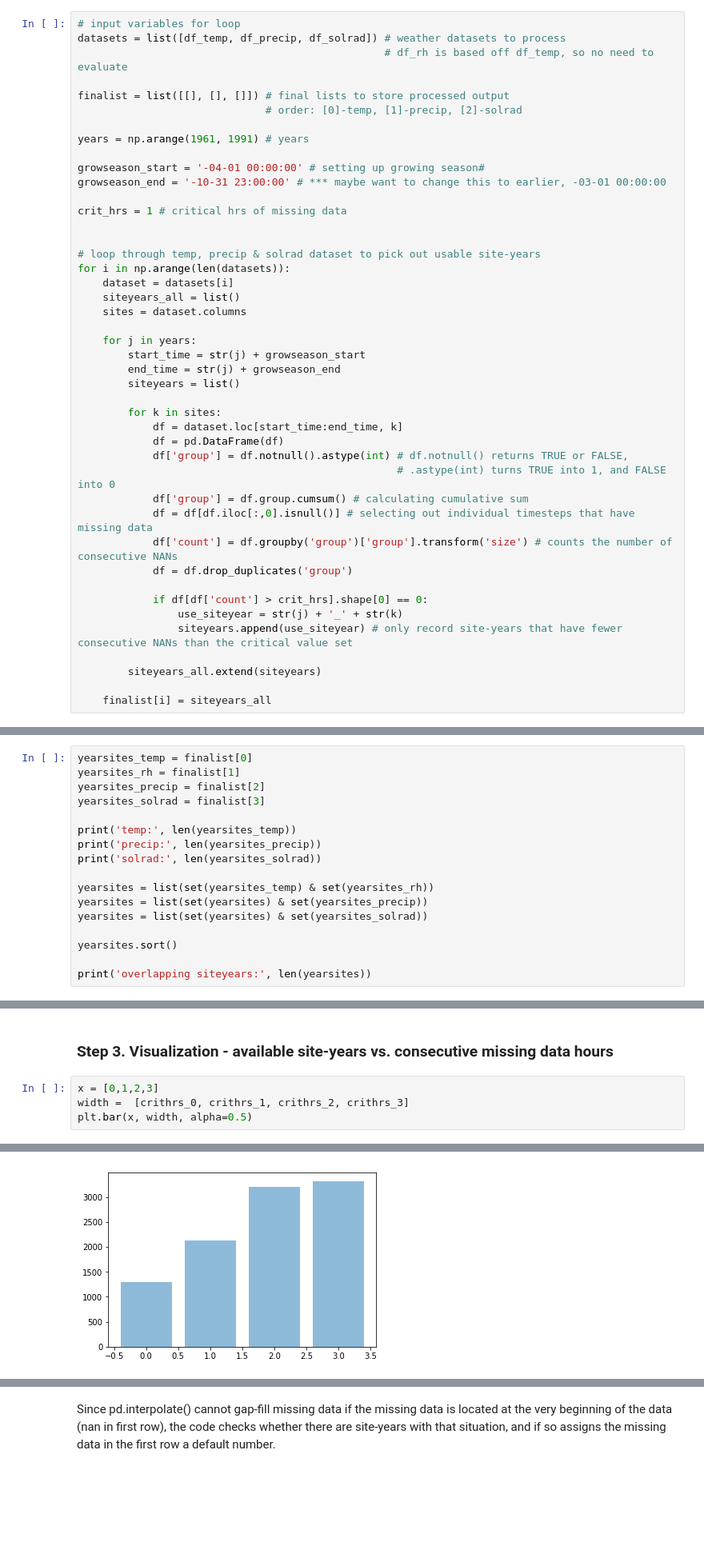
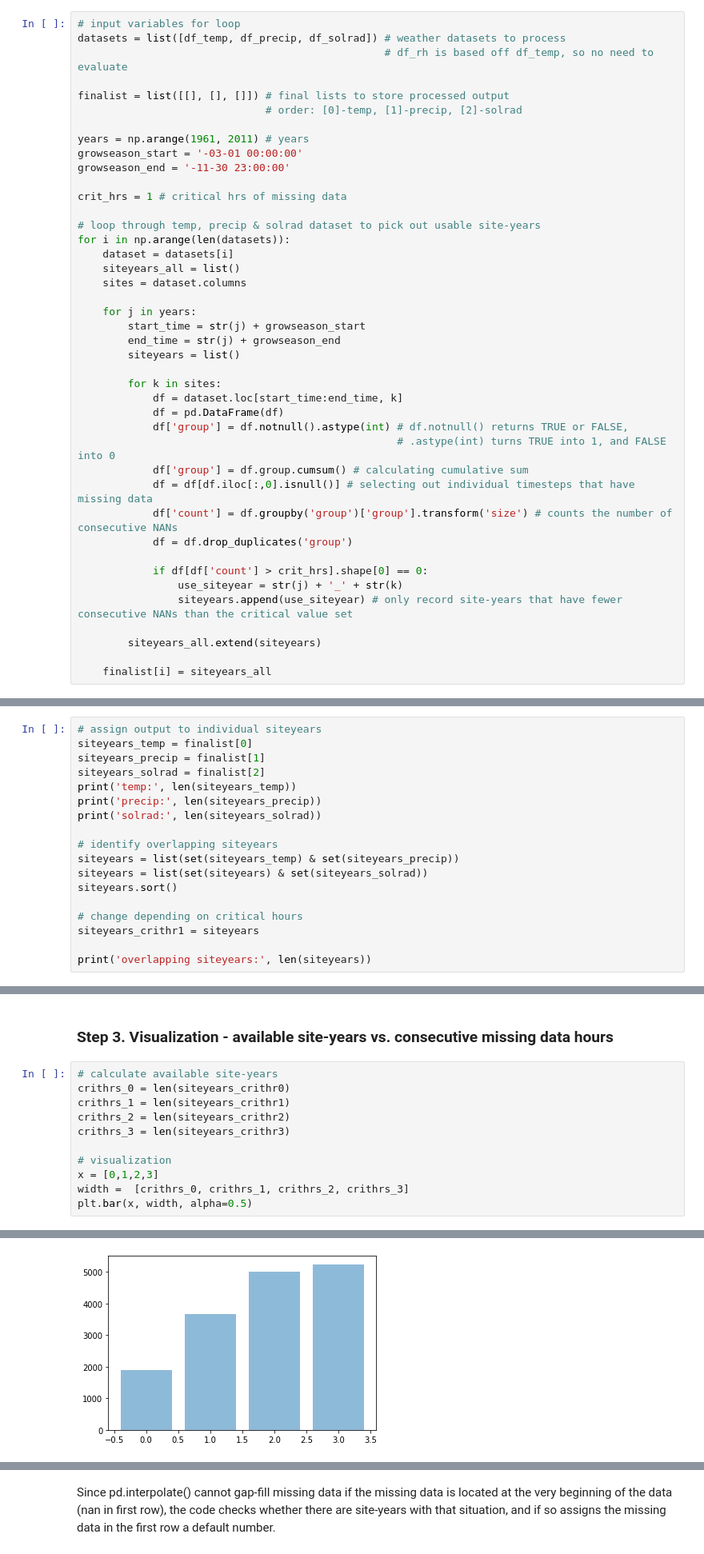
Before and after one commit to jennhsiao/upscale, a Jupyter notebook: notebooks/weafile_process.ipynb, the cells around one changed output, grey strips where cells are left out. Shown at 80% size. Drawn from its saved outputs; the diff is of its cells as text; blank space fills up the shorter version.

```diff
--- a/notebooks/weafile_process.ipynb
+++ b/notebooks/weafile_process.ipynb
@@ -68,13 +126,11 @@ datasets = list([df_temp, df_precip, df_solrad]) # weather datasets to process
 finalist = list([[], [], []]) # final lists to store processed output
                               # order: [0]-temp, [1]-precip, [2]-solrad
 
-years = np.arange(1961, 1991) # years
-
-growseason_start = '-04-01 00:00:00' # setting up growing season#
-growseason_end = '-10-31 23:00:00' # *** maybe want to change this to earlier, -03-01 00:00:00
+years = np.arange(1961, 2011) # years
+growseason_start = '-03-01 00:00:00'
+growseason_end = '-11-30 23:00:00'
 
 crit_hrs = 1 # critical hrs of missing data
-
 
 # loop through temp, precip & solrad dataset to pick out usable site-years
 for i in np.arange(len(datasets)):
@@ -111,18 +167,19 @@ for i in np.arange(len(datasets)):
 # %%
-yearsites_temp = finalist[0]
-yearsites_rh = finalist[1]
-yearsites_precip = finalist[2]
-yearsites_solrad = finalist[3]
+# assign output to individual siteyears
+siteyears_temp = finalist[0]
+siteyears_precip = finalist[1]
+siteyears_solrad = finalist[2]
+print('temp:', len(siteyears_temp))
+print('precip:', len(siteyears_precip))
+print('solrad:', len(siteyears_solrad))
 
-print('temp:', len(yearsites_temp))
-print('precip:', len(yearsites_precip))
-print('solrad:', len(yearsites_solrad))
+# identify overlapping siteyears
+siteyears = list(set(siteyears_temp) & set(siteyears_precip))
+siteyears = list(set(siteyears) & set(siteyears_solrad))
+siteyears.sort()
 
-yearsites = list(set(yearsites_temp) & set(yearsites_rh))
-yearsites = list(set(yearsites) & set(yearsites_precip))
-yearsites = list(set(yearsites) & set(yearsites_solrad))
+# change depending on critical hours
+siteyears_crithr1 = siteyears
 
-yearsites.sort()
-
-print('overlapping siteyears:', len(yearsites))
+print('overlapping siteyears:', len(siteyears))
 # %% [output]
@@ -138,10 +190,17 @@ overlapping siteyears: 2125
 # %% [markdown]
 ### Step 3. Visualization - available site-years vs. consecutive missing data hours
 # %%
+# calculate available site-years
+crithrs_0 = len(siteyears_crithr0)
+crithrs_1 = len(siteyears_crithr1)
+crithrs_2 = len(siteyears_crithr2)
+crithrs_3 = len(siteyears_crithr3)
+
+# visualization
 x = [0,1,2,3]
 width =  [crithrs_0, crithrs_1, crithrs_2, crithrs_3]
 plt.bar(x, width, alpha=0.5)
 # %% [output]
 <BarContainer object of 4 artists>
-[figure, old version]
+[figure, new version]
 # %% [markdown]
```
Also changed, not shown: parts of 38 cells of this notebook, 4 other files.
